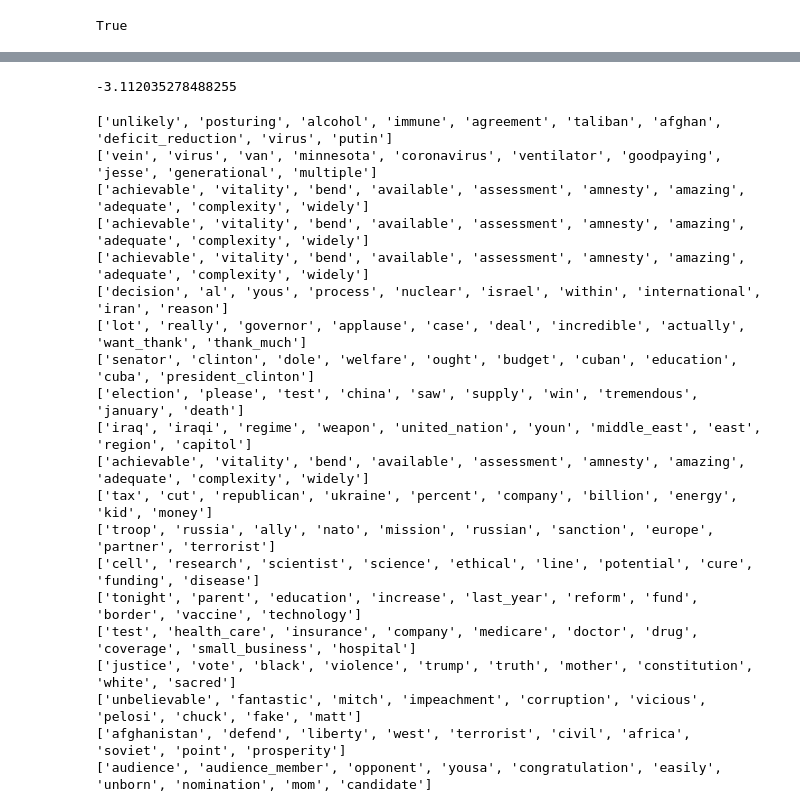
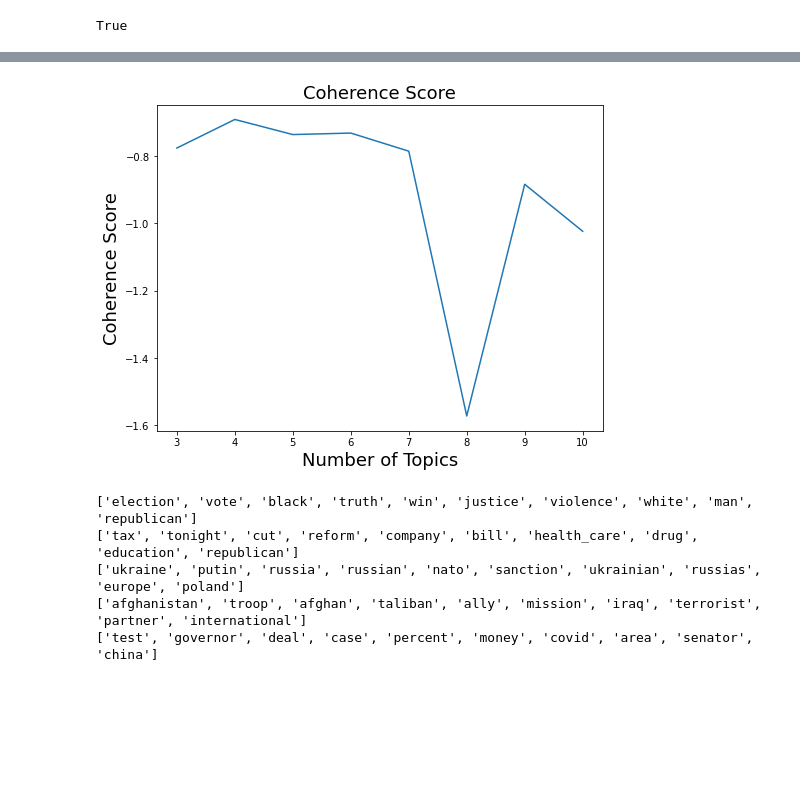
Before and after one commit to Lindberghh/PresidentialSpeechesTMSA, a Jupyter notebook: Case Study.ipynb, the cells around one changed output, grey strips where cells are left out. Saved outputs shown, nothing was run; the diff lists cells and outputs as text; code cells hidden in the pictures; blank space fills up the shorter version.

Commit message:
Split TM and SA, finished Case Study, added pictures

```diff
--- a/Case Study.ipynb
+++ b/Case Study.ipynb
@@ -141,7 +151,8 @@ class NltkPreprocessingSteps:
     self.X = X
 
     self.sw_nltk = stopwords.words('english')
-    new_stopwords = ['<*>', 'q', 'yeah', 'guy', 'okay', 'ahead', 'mr', 'st']
+    # remove some noise
+    new_stopwords = ['<*>', 'q', 'yeah', 'guy', 'okay', 'ahead', 'mr', 'st', 'really', 'please', 'yes', 'sir', 'youn', 'yous', 'applause', 'lot']
     self.sw_nltk.extend(new_stopwords)
     self.sw_nltk.remove('not')
 
@@ -267,8 +279,10 @@ logging.basicConfig(format='%(asctime)s : %(levelname)s : %(message)s', level=lo
 # %%
-chunksize = 50
-passes = 25
+# init parameters, get coherence score to determine best number of topics, 10 keywords per topic
+chunksize = 100
+passes = 30
 iterations = 200
 eval_every = None
+coherence_list = []
 for i in range(3, 11):
     num_topics = i
     model = gensim.models.LdaModel(
@@ -282,12 +296,14 @@ for i in range(3, 11):
     passes=passes,
     eval_every=eval_every
     )
-    topics = model.show_topics(
+    topics_temp = model.show_topics(
     num_topics=num_topics,
     num_words=10,
     log=False,
     formatted=False)
     cm = CoherenceModel(model=model, corpus=corpus, coherence='u_mass')
     coherence = cm.get_coherence()
-    print(i)
-    print(coherence)
+    coherence_list.append(coherence)
+    if i == 5:
+        top = topics_temp
+        mod = model
@@ -410,8 +310,11 @@ for i in range(3, 11):
-# %%
-from gensim.models.coherencemodel import CoherenceModel
-cm = CoherenceModel(model=model, corpus=corpus, coherence='u_mass')
-coherence = cm.get_coherence()
-coherence
-# %% [output]
--3.112035278488255
+# %%
+# plot Coherence score by topic numbers
+plt.figure(figsize=(8, 6))
+plt.plot(range(3,11), coherence_list)
+plt.xlabel('Number of Topics', fontsize=18)
+plt.ylabel("Coherence Score", fontsize=18)
+plt.title('Coherence Score', fontsize=18)
+plt.savefig('coherence.png', dpi = 100)
+# %% [output]
+[figure, added]
 # %%
@@ -433,26 +337,12 @@ class Topic:
         self.sent_compound += score
         self.sent_avg = self.sent_compound/(self.neg + self.pos + self.neu)
 # %%
-for topic_id, topic in topics:
+# print topics found
+for topic_id, topic in top:
     print([word for word, _ in topic])
 # %% [output]
-['unlikely', 'posturing', 'alcohol', 'immune', 'agreement', 'taliban', 'afghan', 'deficit_reduction', 'virus', 'putin']
-['vein', 'virus', 'van', 'minnesota', 'coronavirus', 'ventilator', 'goodpaying', 'jesse', 'generational', 'multiple']
-['achievable', 'vitality', 'bend', 'available', 'assessment', 'amnesty', 'amazing', 'adequate', 'complexity', 'widely']
-['achievable', 'vitality', 'bend', 'available', 'assessment', 'amnesty', 'amazing', 'adequate', 'complexity', 'widely']
-['achievable', 'vitality', 'bend', 'available', 'assessment', 'amnesty', 'amazing', 'adequate', 'complexity', 'widely']
-['decision', 'al', 'yous', 'process', 'nuclear', 'israel', 'within', 'international', 'iran', 'reason']
-['lot', 'really', 'governor', 'applause', 'case', 'deal', 'incredible', 'actually', 'want_thank', 'thank_much']
-['senator', 'clinton', 'dole', 'welfare', 'ought', 'budget', 'cuban', 'education', 'cuba', 'president_clinton']
-['election', 'please', 'test', 'china', 'saw', 'supply', 'win', 'tremendous', 'january', 'death']
-['iraq', 'iraqi', 'regime', 'weapon', 'united_nation', 'youn', 'middle_east', 'east', 'region', 'capitol']
-['achievable', 'vitality', 'bend', 'available', 'assessment', 'amnesty', 'amazing', 'adequate', 'complexity', 'widely']
-['tax', 'cut', 'republican', 'ukraine', 'percent', 'company', 'billion', 'energy', 'kid', 'money']
-['troop', 'russia', 'ally', 'nato', 'mission', 'russian', 'sanction', 'europe', 'partner', 'terrorist']
-['cell', 'research', 'scientist', 'science', 'ethical', 'line', 'potential', 'cure', 'funding', 'disease']
-['tonight', 'parent', 'education', 'increase', 'last_year', 'reform', 'fund', 'border', 'vaccine', 'technology']
-['test', 'health_care', 'insurance', 'company', 'medicare', 'doctor', 'drug', 'coverage', 'small_business', 'hospital']
-['justice', 'vote', 'black', 'violence', 'trump', 'truth', 'mother', 'constitution', 'white', 'sacred']
-['unbelievable', 'fantastic', 'mitch', 'impeachment', 'corruption', 'vicious', 'pelosi', 'chuck', 'fake', 'matt']
-['afghanistan', 'defend', 'liberty', 'west', 'terrorist', 'civil', 'africa', 'soviet', 'point', 'prosperity']
-['audience', 'audience_member', 'opponent', 'yousa', 'congratulation', 'easily', 'unborn', 'nomination', 'mom', 'candidate']
+['election', 'vote', 'black', 'truth', 'win', 'justice', 'violence', 'white', 'man', 'republican']
+['tax', 'tonight', 'cut', 'reform', 'company', 'bill', 'health_care', 'drug', 'education', 'republican']
+['ukraine', 'putin', 'russia', 'russian', 'nato', 'sanction', 'ukrainian', 'russias', 'europe', 'poland']
+['afghanistan', 'troop', 'afghan', 'taliban', 'ally', 'mission', 'iraq', 'terrorist', 'partner', 'international']
+['test', 'governor', 'deal', 'case', 'percent', 'money', 'covid', 'area', 'senator', 'china']
```
Also changed, not shown: parts of 35 cells of this notebook, 12 other files.
